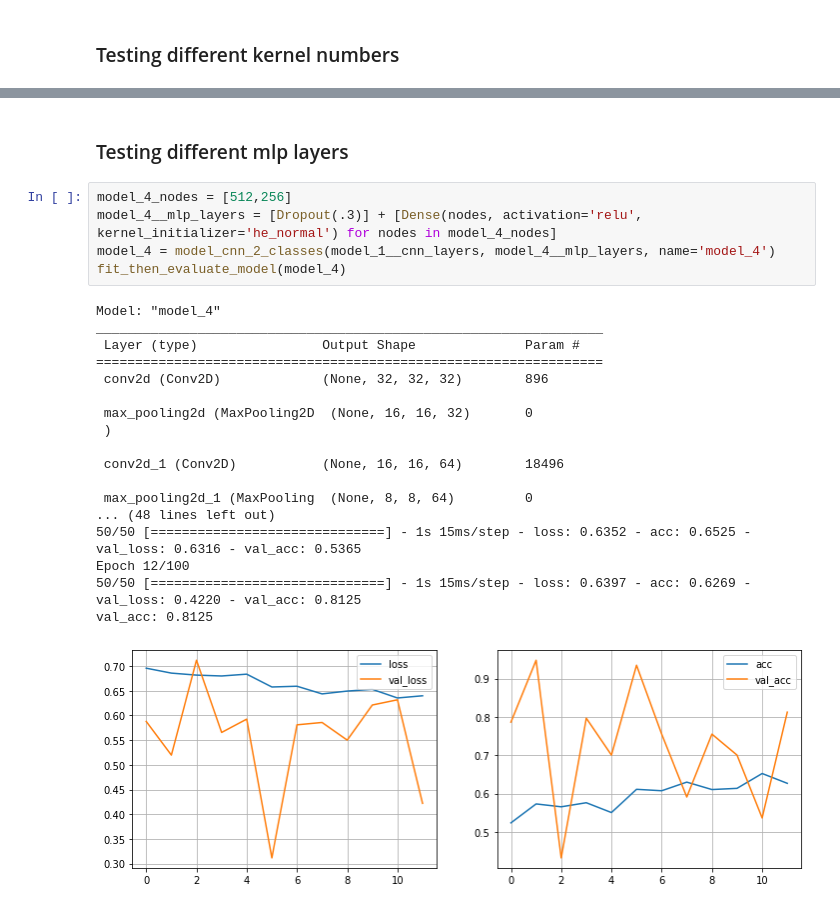
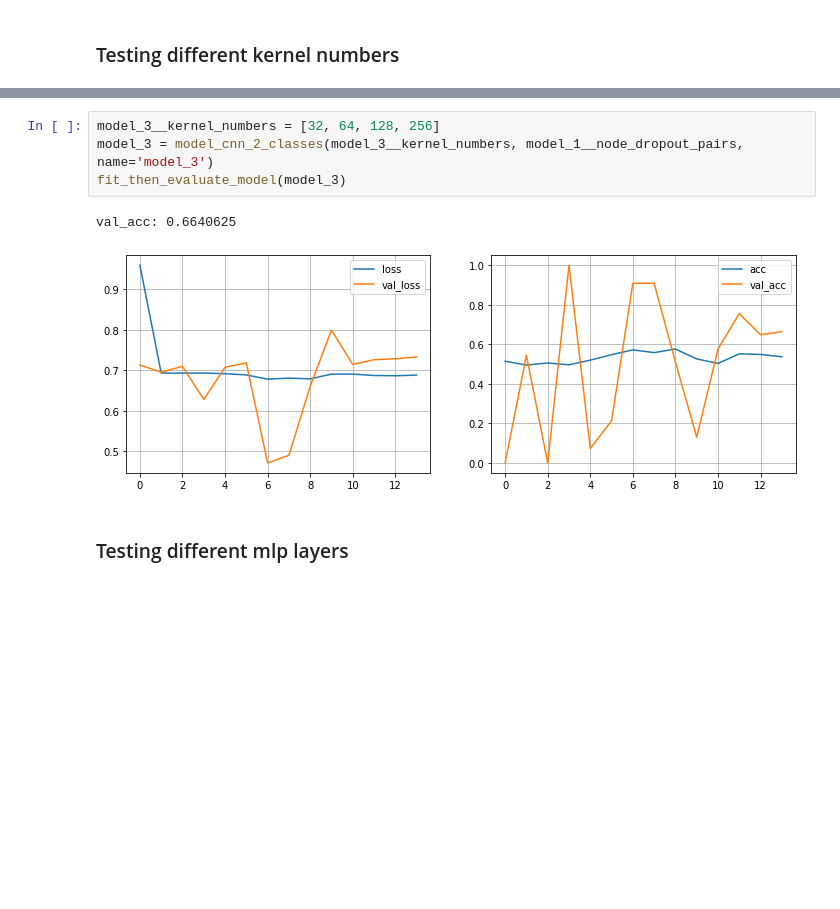
Before and after one commit to felix-tjernberg/ai21-deep-learning, a Jupyter notebook: lab/2_train_models.ipynb, the cells around one changed output, grey strips where cells are left out. Cells and saved outputs as stored; diff of their text form; blank space fills up the shorter version.

```diff
--- a/lab/2_train_models.ipynb
+++ b/lab/2_train_models.ipynb
@@ -215,26 +128,9 @@ val_acc: 0.6614583134651184
+# %%
+model_3__kernel_numbers = [32, 64, 128, 256]
+model_3 = model_cnn_2_classes(model_3__kernel_numbers, model_1__node_dropout_pairs, name='model_3')
+fit_then_evaluate_model(model_3)
+# %% [output]
+val_acc: 0.6640625
+[figure, added]
 # %% [markdown]
 ### Testing different mlp layers
-# %%
-model_4_nodes = [512,256]
-model_4__mlp_layers = [Dropout(.3)] + [Dense(nodes, activation='relu', kernel_initializer='he_normal') for nodes in model_4_nodes]
-model_4 = model_cnn_2_classes(model_1__cnn_layers, model_4__mlp_layers, name='model_4')
-fit_then_evaluate_model(model_4)
-# %% [output]
-Model: "model_4"
-_________________________________________________________________
- Layer (type)                Output Shape              Param #
-=================================================================
- conv2d (Conv2D)             (None, 32, 32, 32)        896
-
- max_pooling2d (MaxPooling2D  (None, 16, 16, 32)       0
- )
-
- conv2d_1 (Conv2D)           (None, 16, 16, 64)        18496
-
- max_pooling2d_1 (MaxPooling  (None, 8, 8, 64)         0
-... (48 lines left out)
-50/50 [==============================] - 1s 15ms/step - loss: 0.6352 - acc: 0.6525 - val_loss: 0.6316 - val_acc: 0.5365
-Epoch 12/100
-50/50 [==============================] - 1s 15ms/step - loss: 0.6397 - acc: 0.6269 - val_loss: 0.4220 - val_acc: 0.8125
-val_acc: 0.8125
-[figure, removed]
```
Also changed, not shown: parts of 21 cells of this notebook, 2 other files.
